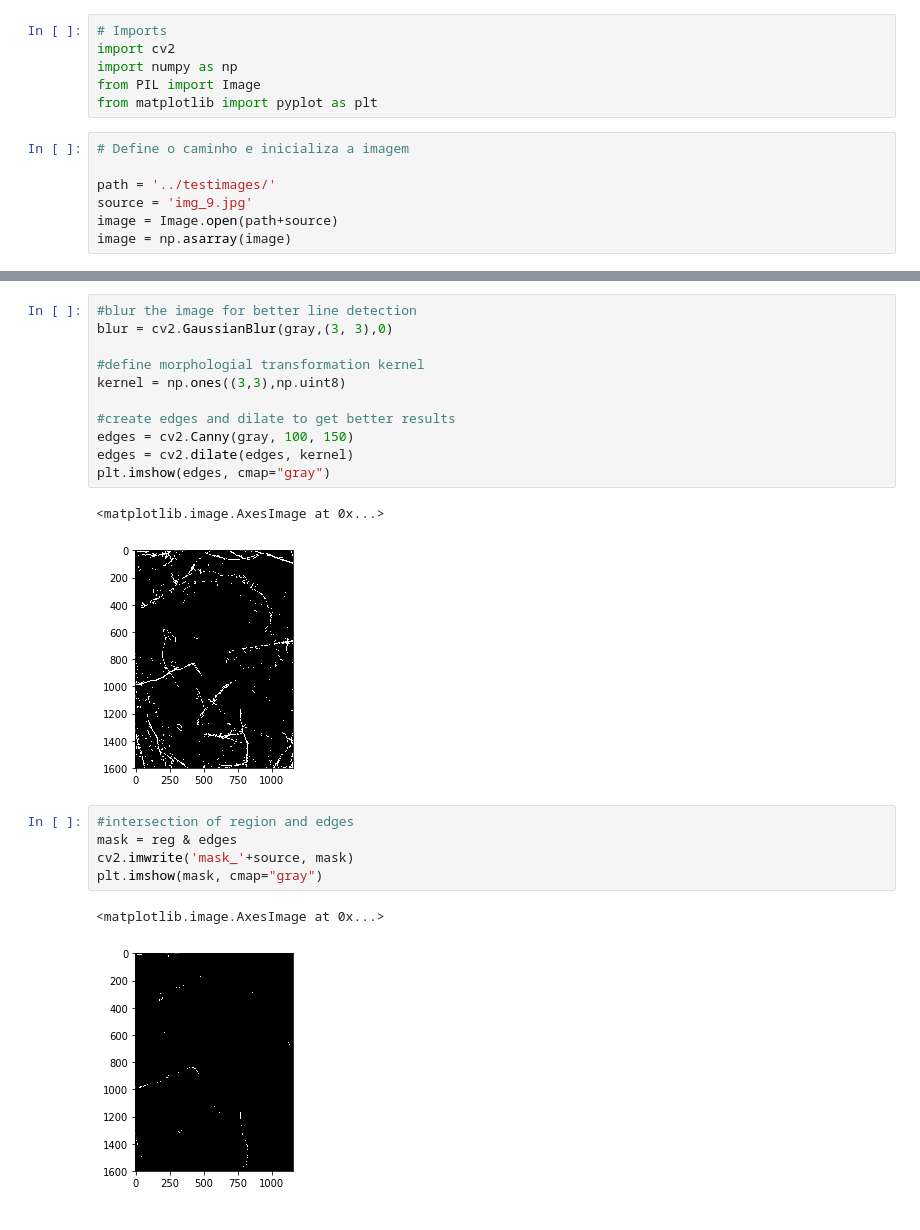
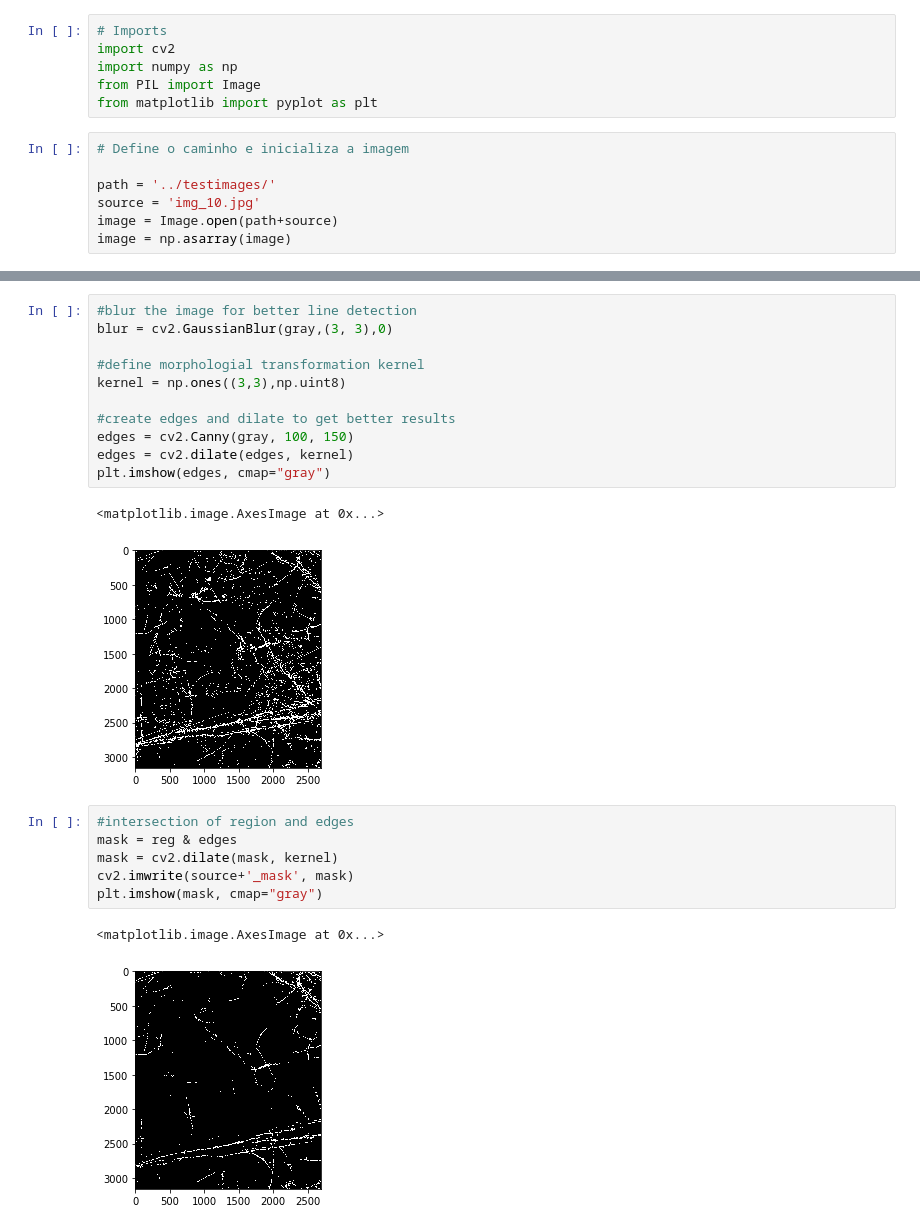
Before and after one commit to LucasKendi/Mascara, a Jupyter notebook: src/mask2.ipynb, the cells around one changed output, grey strips where cells are left out. Cells and saved outputs as stored; diff of their text form.

```diff
--- a/src/mask2.ipynb
+++ b/src/mask2.ipynb
@@ -8,6 +8,6 @@ from matplotlib import pyplot as plt
 # Define o caminho e inicializa a imagem
 
 path = '../testimages/'
-source = 'img_9.jpg'
+source = 'img_10.jpg'
 image = Image.open(path+source)
 image = np.asarray(image)
@@ -48,12 +46,13 @@ edges = cv2.dilate(edges, kernel)
 plt.imshow(edges, cmap="gray")
 # %% [output]
 <matplotlib.image.AxesImage at 0x...>
-[figure, old version]
+[figure, new version]
 # %%
 #intersection of region and edges
 mask = reg & edges
-cv2.imwrite('mask_'+source, mask)
+mask = cv2.dilate(mask, kernel)
+cv2.imwrite(source+'_mask', mask)
 plt.imshow(mask, cmap="gray")
 # %% [output]
 <matplotlib.image.AxesImage at 0x...>
-[figure, old version]
+[figure, new version]
```
Also changed, not shown: parts of 4 cells of this notebook, 36 other files.
